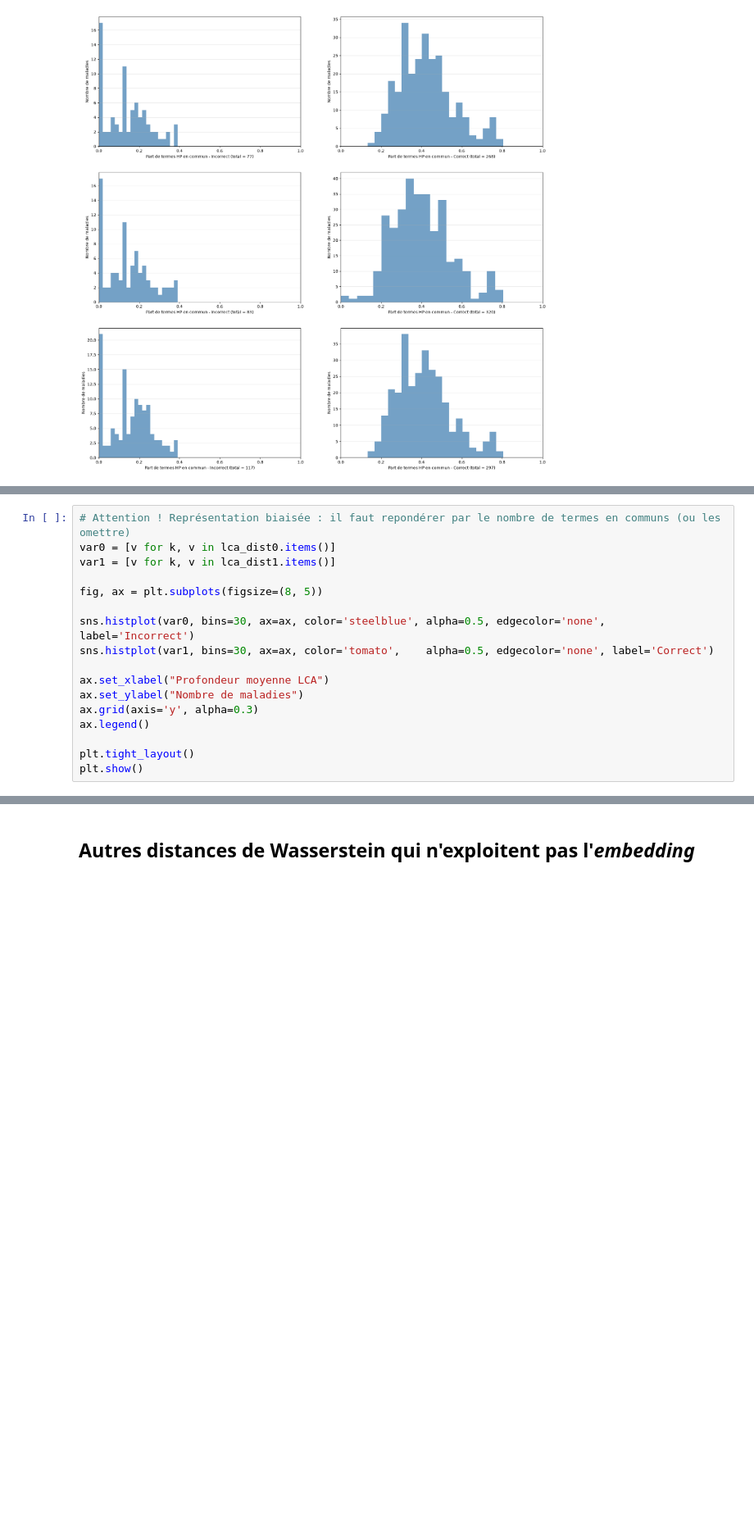
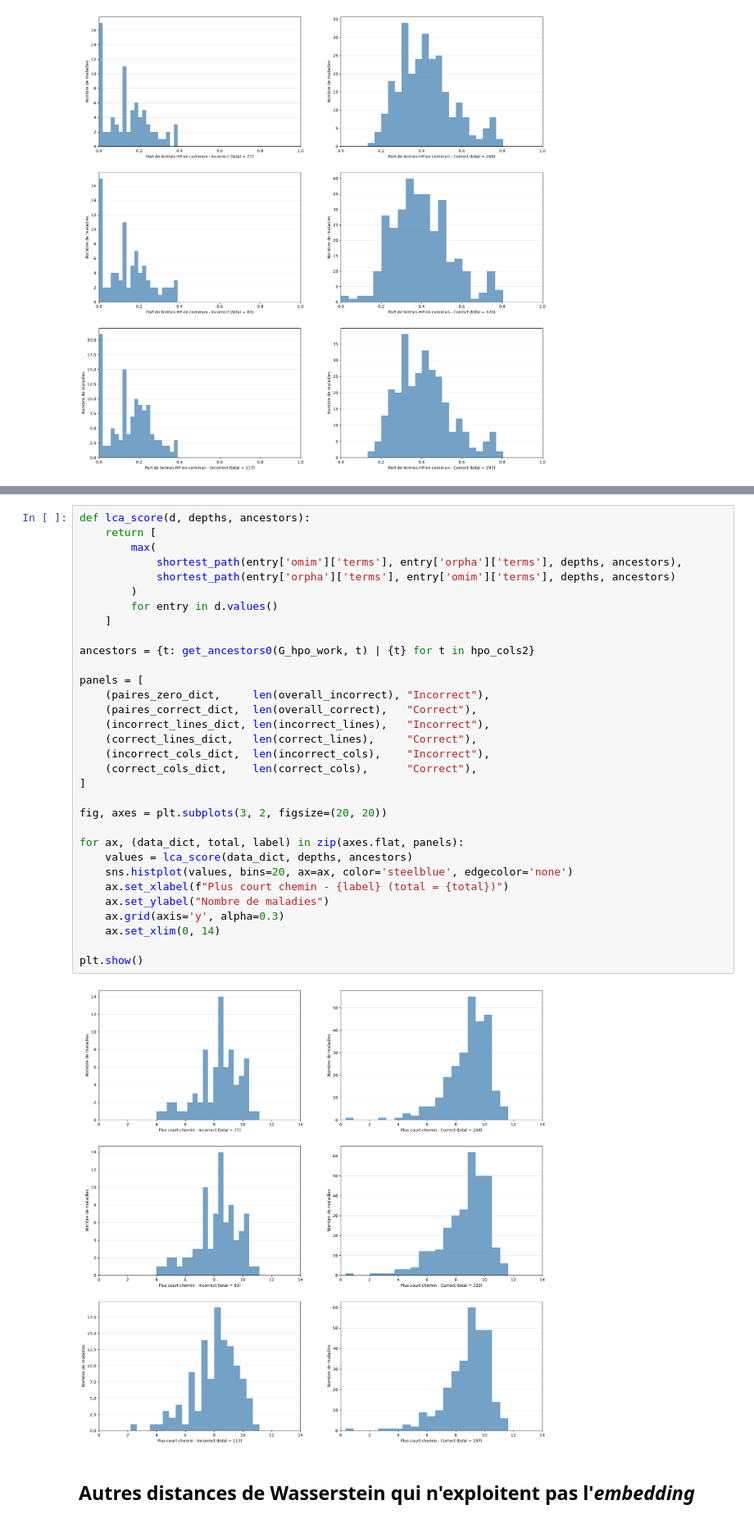
Before and after one commit to averniere/OT_simulation_maladies, a Jupyter notebook: Embeddings/test.ipynb, the cells around one changed output, grey strips where cells are left out. Shown at 82% size. Cells and saved outputs as stored; diff of their text form; blank space fills up the shorter version.

Commit message:
corrections tsw

```diff
--- a/Embeddings/test.ipynb
+++ b/Embeddings/test.ipynb
@@ -1030,17 +1001,0 @@ for k, v in paires_correct_dict.items():
-# %%
-# Attention ! Représentation biaisée : il faut repondérer par le nombre de termes en communs (ou les omettre)
-var0 = [v for k, v in lca_dist0.items()]
-var1 = [v for k, v in lca_dist1.items()]
-
-fig, ax = plt.subplots(figsize=(8, 5))
-
-sns.histplot(var0, bins=30, ax=ax, color='steelblue', alpha=0.5, edgecolor='none', label='Incorrect')
-sns.histplot(var1, bins=30, ax=ax, color='tomato',    alpha=0.5, edgecolor='none', label='Correct')
-
-ax.set_xlabel("Profondeur moyenne LCA")
-ax.set_ylabel("Nombre de maladies")
-ax.grid(axis='y', alpha=0.3)
-ax.legend()
-
-plt.tight_layout()
-plt.show()
@@ -1170,3 +1004,37 @@ plt.show()
+# %%
+def lca_score(d, depths, ancestors):
+    return [
+        max(
+            shortest_path(entry['omim']['terms'], entry['orpha']['terms'], depths, ancestors),
+            shortest_path(entry['orpha']['terms'], entry['omim']['terms'], depths, ancestors)
+        )
+        for entry in d.values()
+    ]
+
+ancestors = {t: get_ancestors0(G_hpo_work, t) | {t} for t in hpo_cols2}
+
+panels = [
+    (paires_zero_dict,     len(overall_incorrect), "Incorrect"),
+    (paires_correct_dict,  len(overall_correct),   "Correct"),
+    (incorrect_lines_dict, len(incorrect_lines),   "Incorrect"),
+    (correct_lines_dict,   len(correct_lines),     "Correct"),
+    (incorrect_cols_dict,  len(incorrect_cols),    "Incorrect"),
+    (correct_cols_dict,    len(correct_cols),      "Correct"),
+]
+
+fig, axes = plt.subplots(3, 2, figsize=(20, 20))
+
+for ax, (data_dict, total, label) in zip(axes.flat, panels):
+    values = lca_score(data_dict, depths, ancestors)
+    sns.histplot(values, bins=20, ax=ax, color='steelblue', edgecolor='none')
+    ax.set_xlabel(f"Plus court chemin - {label} (total = {total})")
+    ax.set_ylabel("Nombre de maladies")
+    ax.grid(axis='y', alpha=0.3)
+    ax.set_xlim(0, 14)
+
+plt.show()
+# %% [output]
+[figure, added]
 # %% [markdown]
 ## Autres distances de Wasserstein qui n'exploitent pas l'*embedding*
 # %%
```
Also changed, not shown: parts of 19 cells of this notebook, 2 other files.
